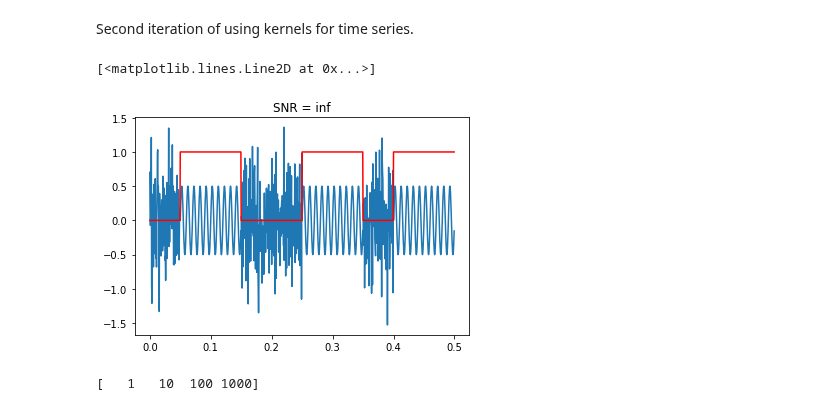
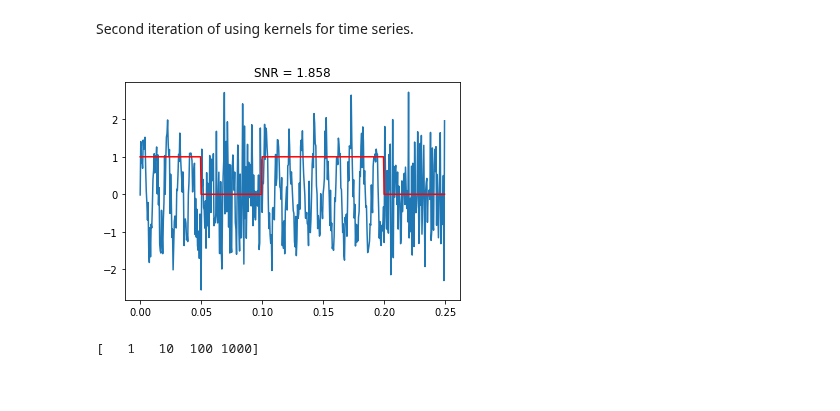
Before and after one commit to BruntonUWBio/structured-random-features, a Jupyter notebook: kernel_timeseries_v1.1.ipynb, the cells around one changed output. Cells and saved outputs as stored; diff of their text form; code cells hidden in the pictures.

```diff
--- a/kernel_timeseries_v1.1.ipynb
+++ b/kernel_timeseries_v1.1.ipynb
@@ -13,29 +13,28 @@ def bp_weights(M, N, lowcut, highcut, fs):
 # %%
 # generate data
 f_s = 2000
 dur = 10
 f_sig = 100
 sig_dur = 0.05
-a = 1
+a = 0.9
 
 # neuron memory
 delta = 0.08
 N = int(delta * f_s)
 
 signal, label = noisy_sin_signal(f_s=f_s, dur=dur, f_signal=f_sig, sig_dur=sig_dur, a=a, seed=39)
 X, y = data_matrix(signal, label, N)
 
 # plot
 t = np.arange(0, 10, 1/f_s)
 snr = a ** 2/np.sqrt(1 - a ** 2)
 fig = plt.figure()
 plt.title('SNR = %0.3f' % snr)
-plt.plot(t[:1000], signal[:1000])
-plt.plot(t[:1000], label[:1000], 'r')
-# plt.savefig('/Users/biraj/Desktop/noisy_sig.png')
+plt.plot(t[:500], signal[:500])
+plt.plot(t[:500], label[:500], 'r')
+plt.savefig('figures/02_26_20/signal_noise.png')
 # %% [output]
-[<matplotlib.lines.Line2D at 0x...>]
-[figure, old version]
+[figure, new version]
 # %%
 # separate into train and test set
 idx = int(len(X) * 2 / 3)
```
Also changed, not shown: parts of 2 cells of this notebook, 19 other files.
